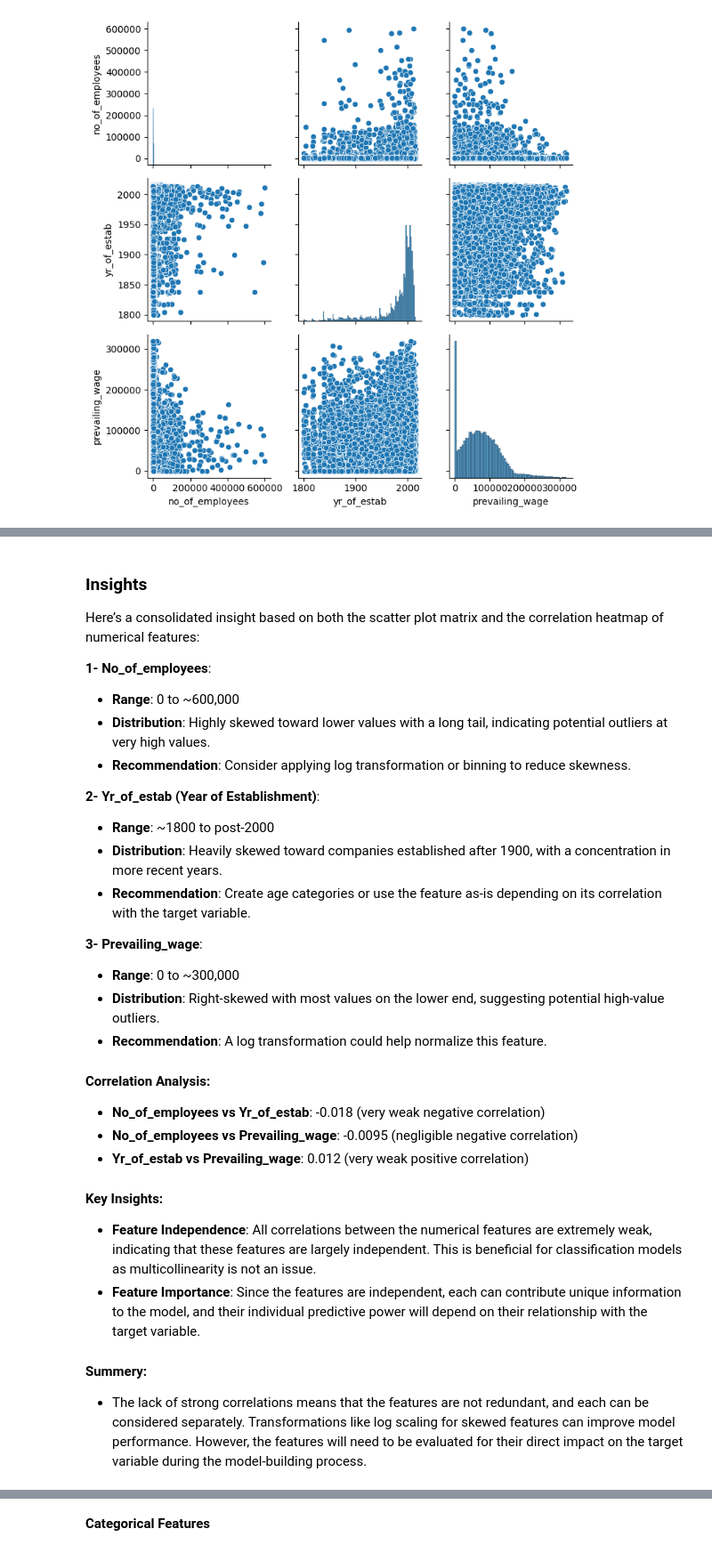
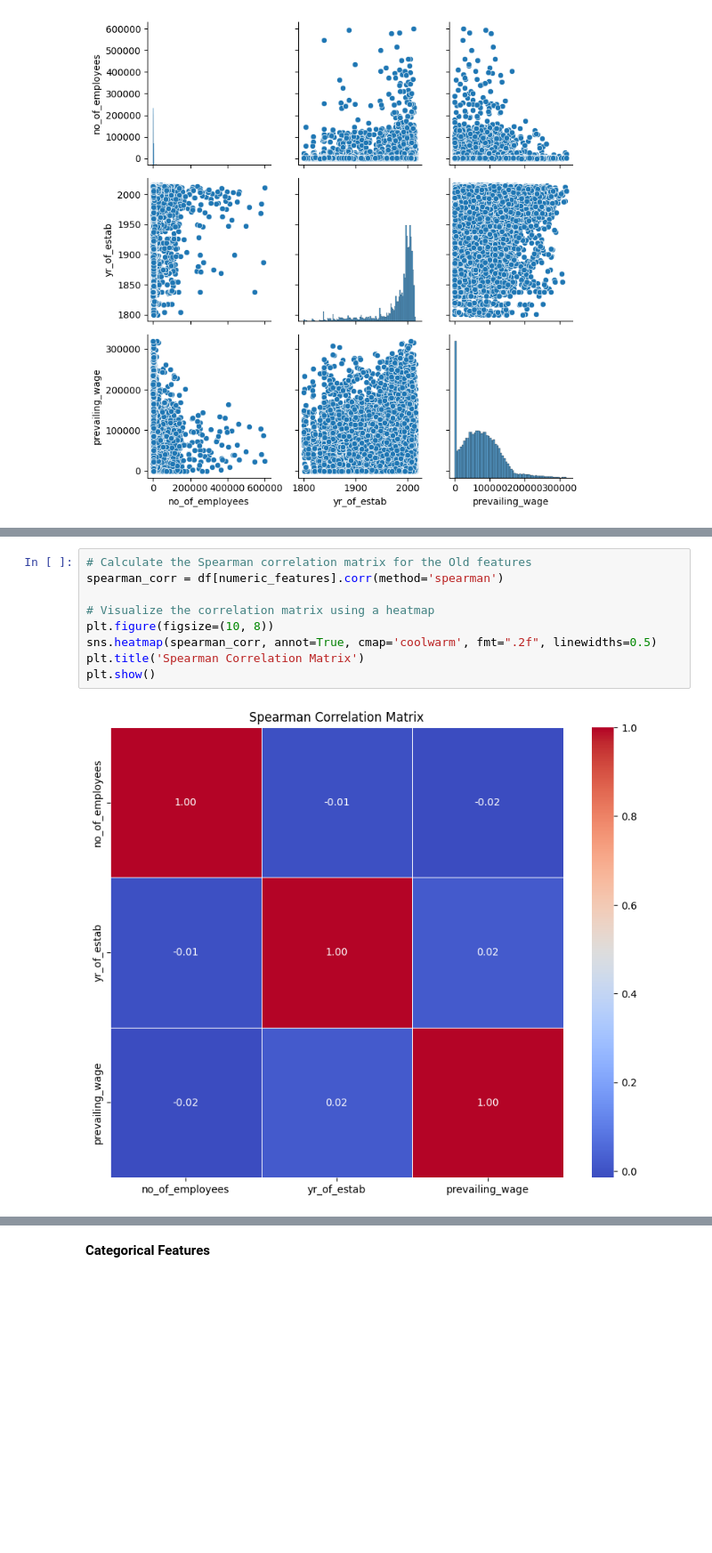
Before and after one commit to arijit-chandra/MLOps-Machine-Learning-Based-Visa-Certification-Prediction, a Jupyter notebook: notebook/EDA.ipynb, the cells around one changed output, grey strips where cells are left out. Shown at 89% size. Saved outputs shown, nothing was run; the diff lists cells and outputs as text; blank space fills up the shorter version.

Commit message:
EDA, Feature Engineering and Model Training complete

```diff
--- a/notebook/EDA.ipynb
+++ b/notebook/EDA.ipynb
@@ -487,31 +486,11 @@ plt.show()
-# %% [markdown]
-### **Insights**
-
-Here’s a consolidated insight based on both the scatter plot matrix and the correlation heatmap of numerical features:
-
-**1- No_of_employees**:
-   - **Range**: 0 to ~600,000
-   - **Distribution**: Highly skewed toward lower values with a long tail, indicating potential outliers at very high values.
-   - **Recommendation**: Consider applying log transformation or binning to reduce skewness.
-
-**2- Yr_of_estab (Year of Establishment)**:
-   - **Range**: ~1800 to post-2000
-   - **Distribution**: Heavily skewed toward companies established after 1900, with a concentration in more recent years.
-   - **Recommendation**: Create age categories or use the feature as-is depending on its correlation with the target variable.
-
-**3- Prevailing_wage**:
-   - **Range**: 0 to ~300,000
-   - **Distribution**: Right-skewed with most values on the lower end, suggesting potential high-value outliers.
-   - **Recommendation**: A log transformation could help normalize this feature.
-
-#### Correlation Analysis:
-- **No_of_employees vs Yr_of_estab**: -0.018 (very weak negative correlation)
-- **No_of_employees vs Prevailing_wage**: -0.0095 (negligible negative correlation)
-- **Yr_of_estab vs Prevailing_wage**: 0.012 (very weak positive correlation)
-
-#### Key Insights:
-- **Feature Independence**: All correlations between the numerical features are extremely weak, indicating that these features are largely independent. This is beneficial for classification models as multicollinearity is not an issue.
-- **Feature Importance**: Since the features are independent, each can contribute unique information to the model, and their individual predictive power will depend on their relationship with the target variable.
-
-#### Summery:
-- The lack of strong correlations means that the features are not redundant, and each can be considered separately. Transformations like log scaling for skewed features can improve model performance. However, the features will need to be evaluated for their direct impact on the target variable during the model-building process.
+# %%
+# Calculate the Spearman correlation matrix for the Old features
+spearman_corr = df[numeric_features].corr(method='spearman')
+
+# Visualize the correlation matrix using a heatmap
+plt.figure(figsize=(10, 8))
+sns.heatmap(spearman_corr, annot=True, cmap='coolwarm', fmt=".2f", linewidths=0.5)
+plt.title('Spearman Correlation Matrix')
+plt.show()
+# %% [output]
+[figure, added]
```
Also changed, not shown: parts of 8 cells of this notebook, 37 other files.
